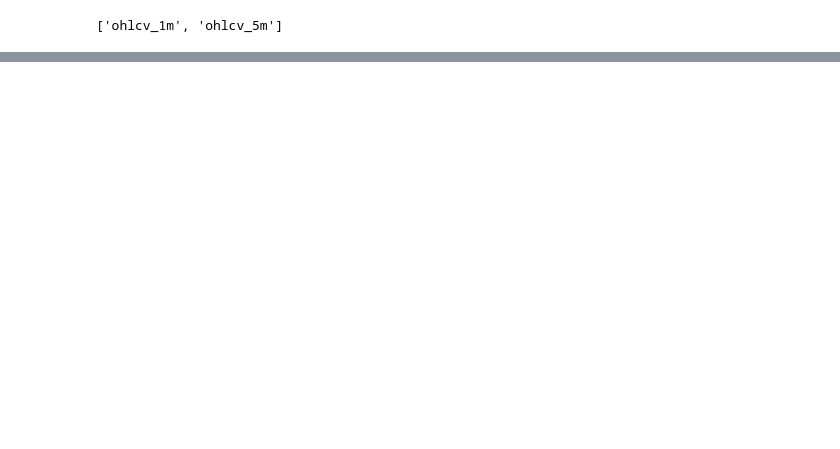
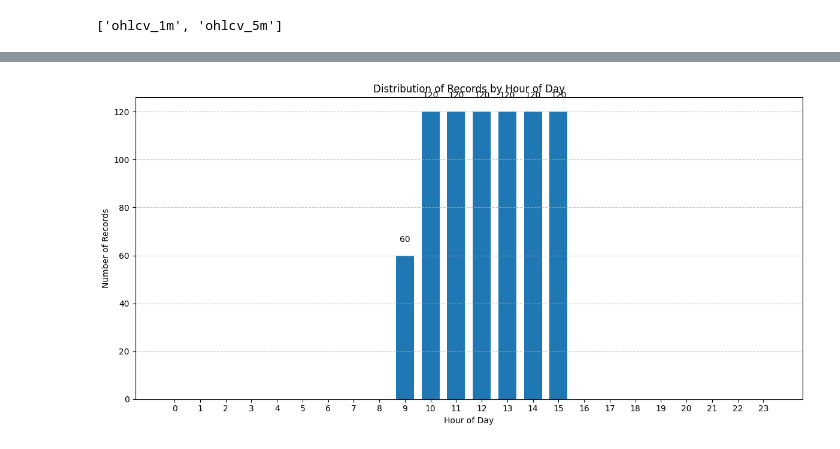
Before and after one commit to PhantomResearch/phantom-core, a Jupyter notebook: dev/dev.ipynb, the cells around one changed output, grey strips where cells are left out. Drawn from its saved outputs; the diff is of its cells as text; code cells hidden in the pictures; blank space fills up the shorter version.

```diff
--- a/dev/dev.ipynb
+++ b/dev/dev.ipynb
@@ -36,8 +44,10 @@ spec = HistoricalOHLCVAggSpec(
     start_ts=pd.Timestamp('2025-03-01'),
     end_ts=pd.Timestamp('2025-03-11'),
     between_time=(time(9, 30), time(16, 00)),
+    respect_valid_market_days=True,
+    cleaned=True
 )
 
-df = get_historical_ohlcv_df_from_db(spec)
+df = get_historical_ohlcv_df_from_db(spec, engine)
 df
 # %% [output]
@@ -49,0 +67,35 @@ IndexError: index 0 is out of bounds for axis 0 with size 0
+# %%
+import matplotlib.pyplot as plt
+import numpy as np
+
+# Extract the hour from the timestamp index
+hours = df.index.hour
+
+# Count occurrences of each hour (0-23)
+hour_counts = pd.Series(hours).value_counts().sort_index()
+
+# Create a complete range of hours (0-23) with zeros for missing hours
+all_hours = pd.Series(0, index=range(24))
+hour_counts = hour_counts.combine_first(all_hours)
+
+# Create the bar chart
+plt.figure(figsize=(12, 6))
+bars = plt.bar(hour_counts.index, hour_counts.values, width=0.7)
+
+# Add labels and title
+plt.xlabel('Hour of Day')
+plt.ylabel('Number of Records')
+plt.title('Distribution of Records by Hour of Day')
+plt.xticks(range(24))
+plt.grid(axis='y', linestyle='--', alpha=0.7)
+
+# Add count labels on top of each bar
+for bar in bars:
+    height = bar.get_height()
+    if height > 0:  # Only add labels to bars with data
+        plt.text(bar.get_x() + bar.get_width()/2., height + 5,
+                f'{int(height)}', ha='center', va='bottom')
+
+plt.tight_layout()
+plt.show()
+# %% [output]
@@ -49,0 +119 @@ IndexError: index 0 is out of bounds for axis 0 with size 0
+[figure, added]
```
Also changed, not shown: parts of 5 cells of this notebook, 4 other files.
